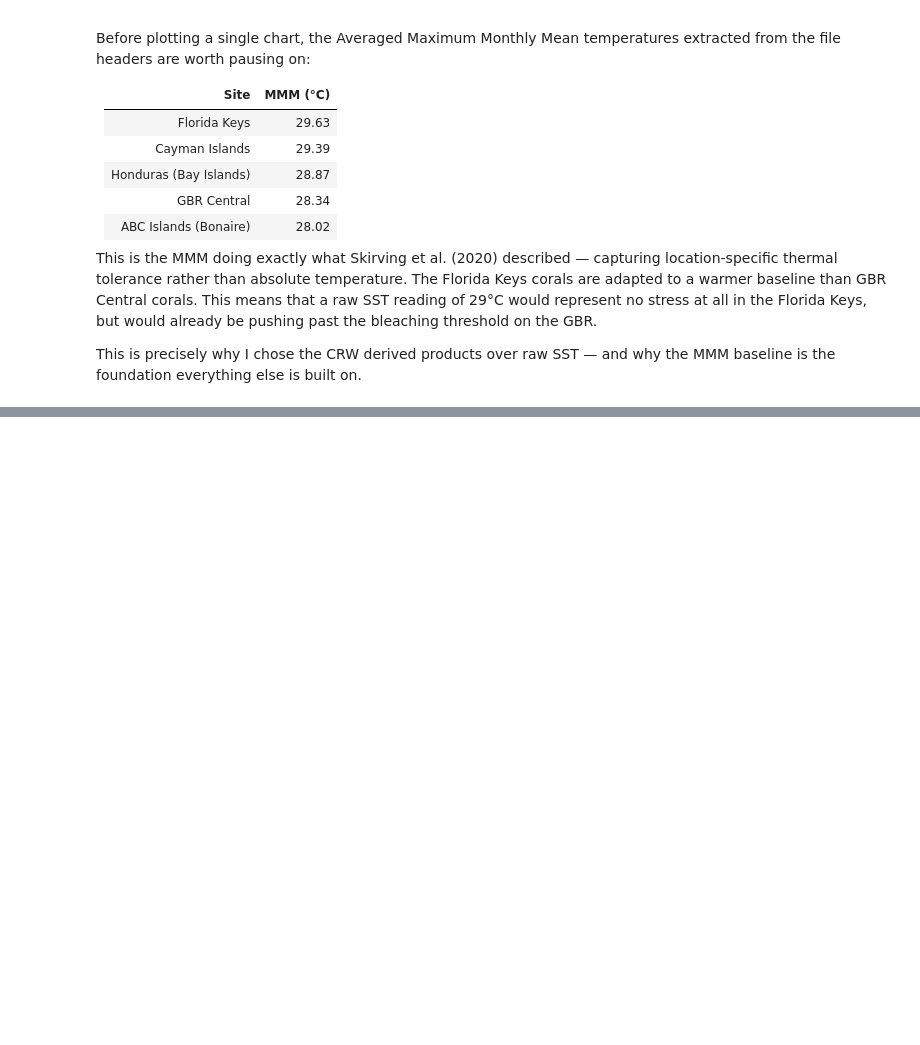
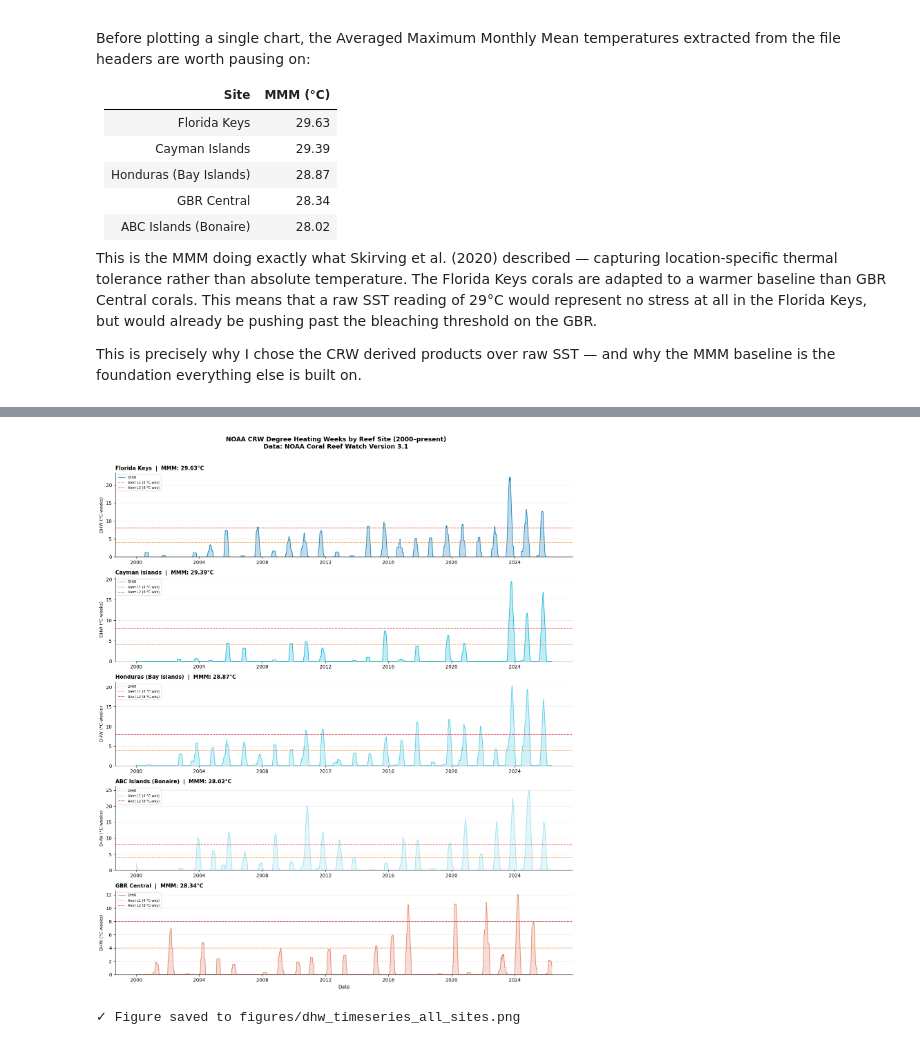
Before and after one commit to velezf/coral-bleaching-dhw, a Jupyter notebook: coral_bleaching_dhw_analysis.ipynb, the cells around one changed output, grey strips where cells are left out. Drawn from its saved outputs; the diff is of its cells as text; code cells hidden in the pictures; blank space fills up the shorter version.

Commit message:
feat: DHW time series visualization for all 5 sites

```diff
--- a/coral_bleaching_dhw_analysis.ipynb
+++ b/coral_bleaching_dhw_analysis.ipynb
@@ -481,0 +495,46 @@ the MMM baseline is the foundation everything else is built on.
+# %%
+fig, axes = plt.subplots(
+    nrows=len(all_data), ncols=1,
+    figsize=(14, 3.2 * len(all_data)),
+    sharex=False
+)
+
+colors = ["#0077b6", "#00b4d8", "#48cae4", "#90e0ef", "#e07a5f"]
+
+for ax, (site, df), color in zip(axes, all_data.items(), colors):
+    mask = df["date"] >= "2000-01-01"
+    plot_df = df[mask].copy()
+
+    ax.fill_between(plot_df["date"], plot_df["dhw"],
+                    alpha=0.25, color=color)
+    ax.plot(plot_df["date"], plot_df["dhw"],
+            color=color, lw=1.0, label="DHW")
+
+    ax.axhline(DHW_WARNING, color="#f4a261", ls="--", lw=1.2,
+               label=f"Alert L1 ({DHW_WARNING} °C-wks)")
+    ax.axhline(DHW_SEVERE, color="#e63946", ls="--", lw=1.2,
+               label=f"Alert L2 ({DHW_SEVERE} °C-wks)")
+
+    ax.set_title(
+        f"{site}  |  MMM: {df['mmm'].iloc[0]:.2f}°C",
+        fontsize=11, fontweight="bold", loc="left"
+    )
+    ax.set_ylabel("DHW (°C-weeks)", fontsize=9)
+    ax.set_ylim(bottom=0)
+    ax.legend(fontsize=7, loc="upper left", framealpha=0.7)
+    ax.grid(axis="y", alpha=0.25)
+    ax.spines[["top", "right"]].set_visible(False)
+
+axes[-1].set_xlabel("Date", fontsize=10)
+fig.suptitle(
+    "NOAA CRW Degree Heating Weeks by Reef Site (2000–present)\n"
+    "Data: NOAA Coral Reef Watch Version 3.1",
+    fontsize=13, fontweight="bold", y=1.01
+)
+plt.tight_layout()
+plt.savefig("figures/dhw_timeseries_all_sites.png", dpi=150, bbox_inches="tight")
+plt.show()
+print("✓ Figure saved to figures/dhw_timeseries_all_sites.png")
+# %% [output]
+[figure, added]
+✓ Figure saved to figures/dhw_timeseries_all_sites.png
```
Also changed, not shown: parts of 1 cell of this notebook, 1 other file.
